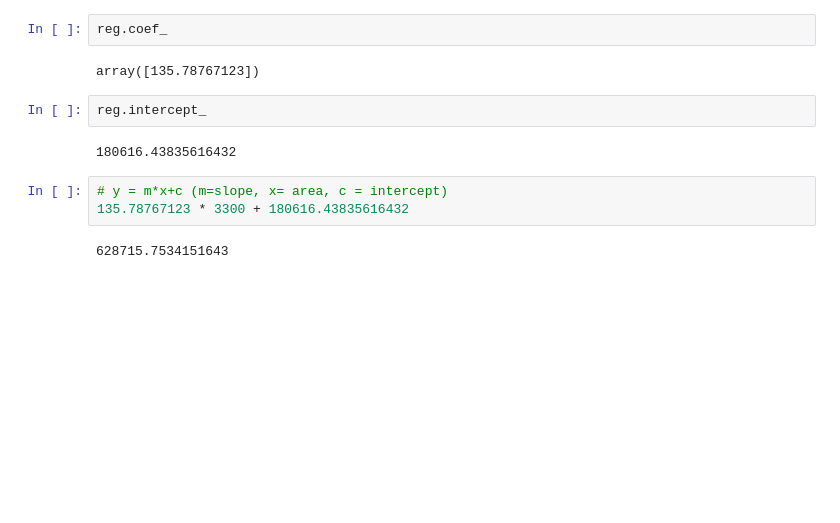
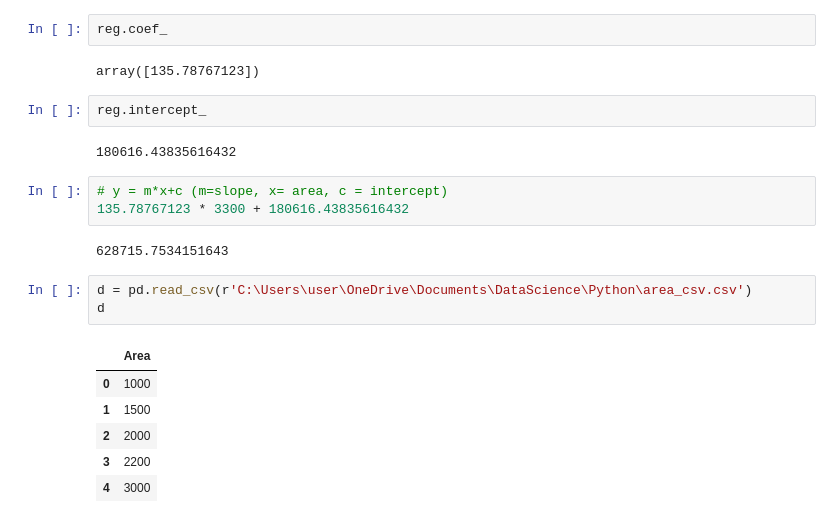
Before and after one commit to chaudhary-dotcom/Python-Beginning-, a Jupyter notebook: linear_regression2.ipynb, the cells around one changed output. Drawn from its saved outputs; the diff is of its cells as text; blank space fills up the shorter version.

```diff
--- a/linear_regression2.ipynb
+++ b/linear_regression2.ipynb
@@ -47,3 +47,13 @@ reg.intercept_
 135.78767123 * 3300 + 180616.43835616432
 # %% [output]
 628715.7534151643
+# %%
+d = pd.read_csv(r'C:\Users\user\OneDrive\Documents\DataScience\Python\area_csv.csv')
+d
+# %% [output]
+|  | Area |
+| 0 | 1000 |
+| 1 | 1500 |
+| 2 | 2000 |
+| 3 | 2200 |
+| 4 | 3000 |
```
Also changed, not shown: 2 other files.
